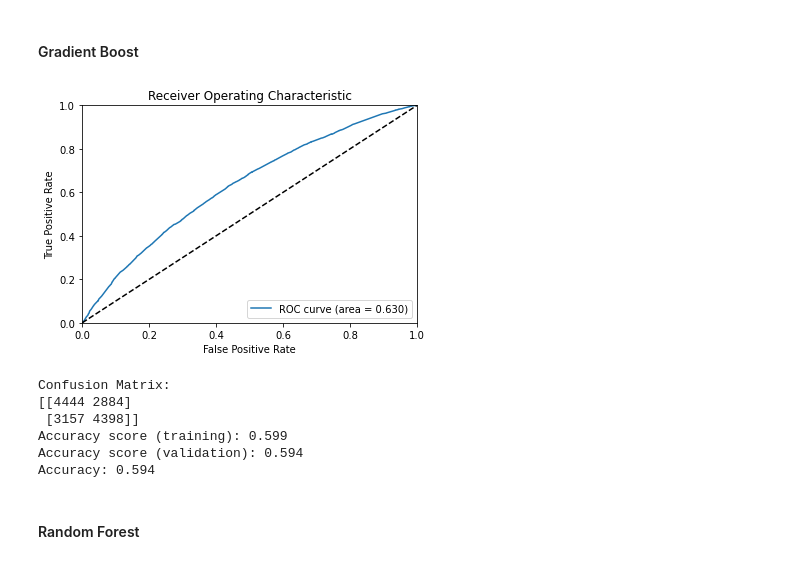
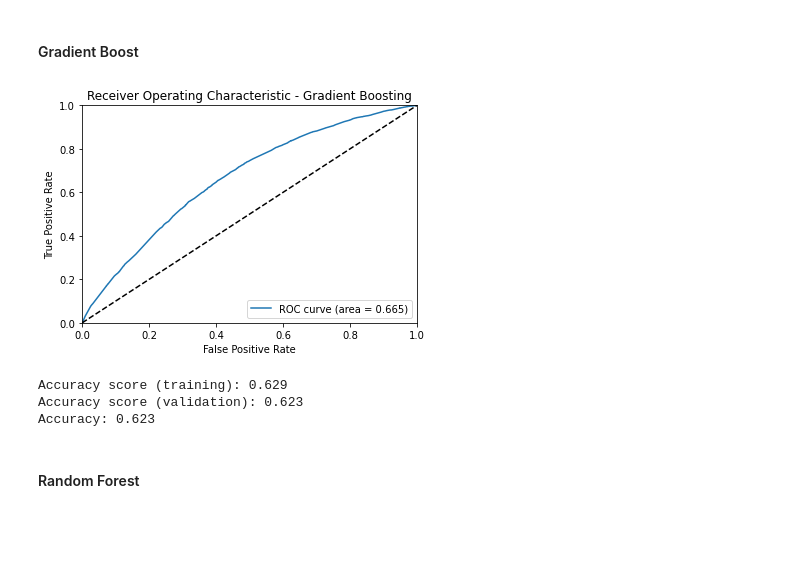
Before and after one commit to emenain/Capstone1, a Jupyter notebook: Preprocessing_Modeling.ipynb, the cells around one changed output. Cells and saved outputs as stored; diff of their text form; code cells hidden in the pictures; blank space fills up the shorter version.

```diff
--- a/Preprocessing_Modeling.ipynb
+++ b/Preprocessing_Modeling.ipynb
@@ -185,10 +260,10 @@ Confusion Matrix:
 ### 2.2 Modeling with reduced columns
 # %%
 #call function to preprocess data
-df_s = preprocess(df_red)
-print(df_s.shape)
+df_processed = preprocess(df_red, 0)
+print(df_processed.shape)
 
 #call function to balance data
-X_balance, y_balance = balance_data(df_s)
-print('BALANCED: ' + str(X_balance.shape) + ' ' + str(y_balance.shape))
+X, y = balance_data(df_processed)
+print('BALANCED: ' + str(X.shape) + ' ' + str(y.shape))
 # %% [output]
@@ -279,23 +321,18 @@ _ = plt.ylabel('Predicted Fixed Acidity Data')
 # %% [markdown]
 #### Gradient Boost
 # %%
-cnf_matrix, ac_train, ac_val, accuracy = GB_model(X_balance, y_balance)
+ac_train, ac_val, accuracy = GB_model(X, y)
 #print('Classification Report: ')
 #print(classification_report)
 
-print('Confusion Matrix:')
-print(cnf_matrix)
 
 print("Accuracy score (training): {0:.3f}".format(ac_train))
 print("Accuracy score (validation): {0:.3f}".format(ac_val))
 print("Accuracy: {}".format(accuracy))
 # %% [output]
-[figure, old version]
+[figure, new version]
-Confusion Matrix:
-[[4444 2884]
- [3157 4398]]
-Accuracy score (training): 0.599
-Accuracy score (validation): 0.594
-Accuracy: 0.594
+Accuracy score (training): 0.629
+Accuracy score (validation): 0.623
+Accuracy: 0.623
 # %% [markdown]
 #### Random Forest
```
Also changed, not shown: parts of 29 cells of this notebook, 2 other files.
